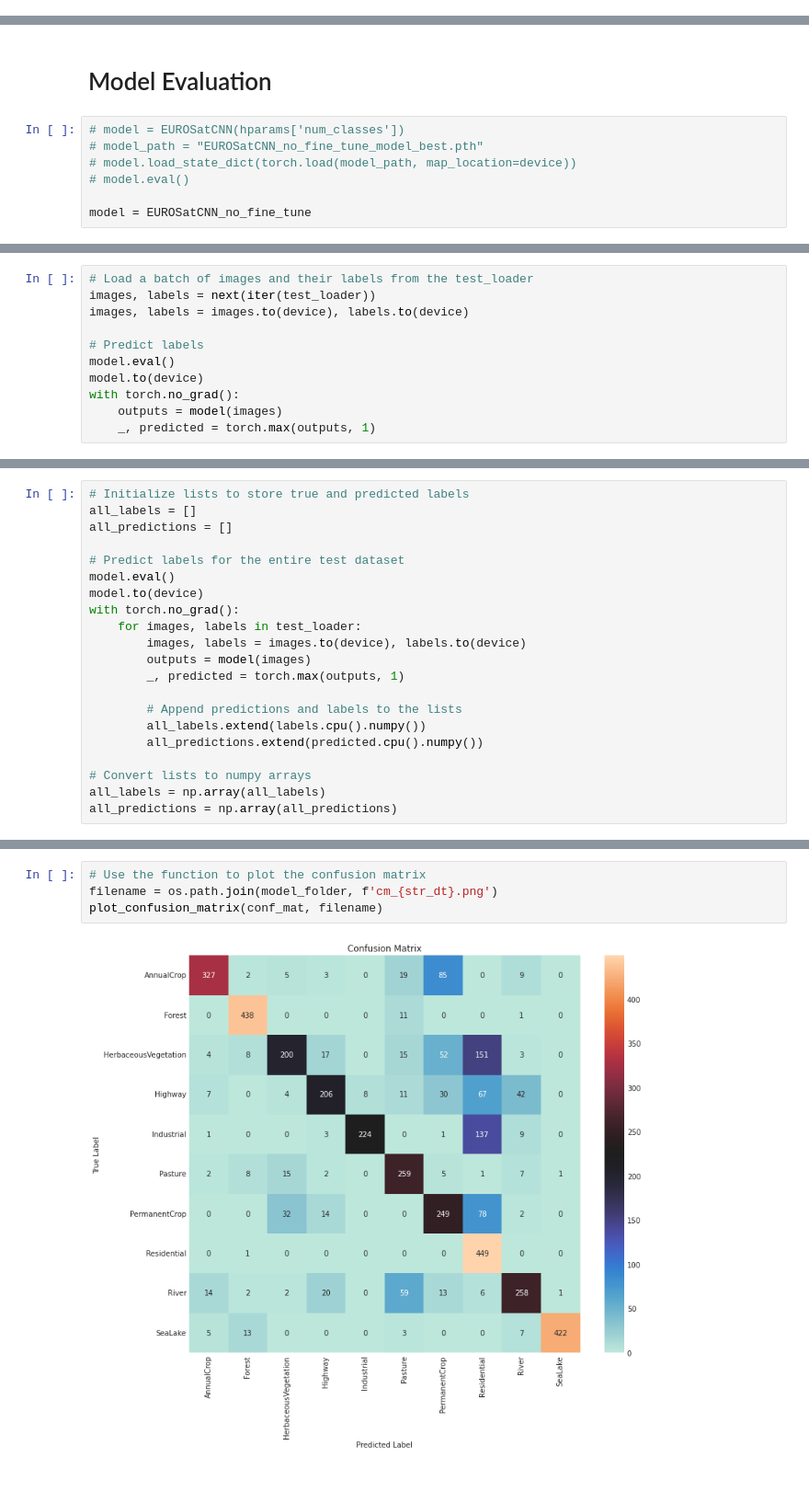
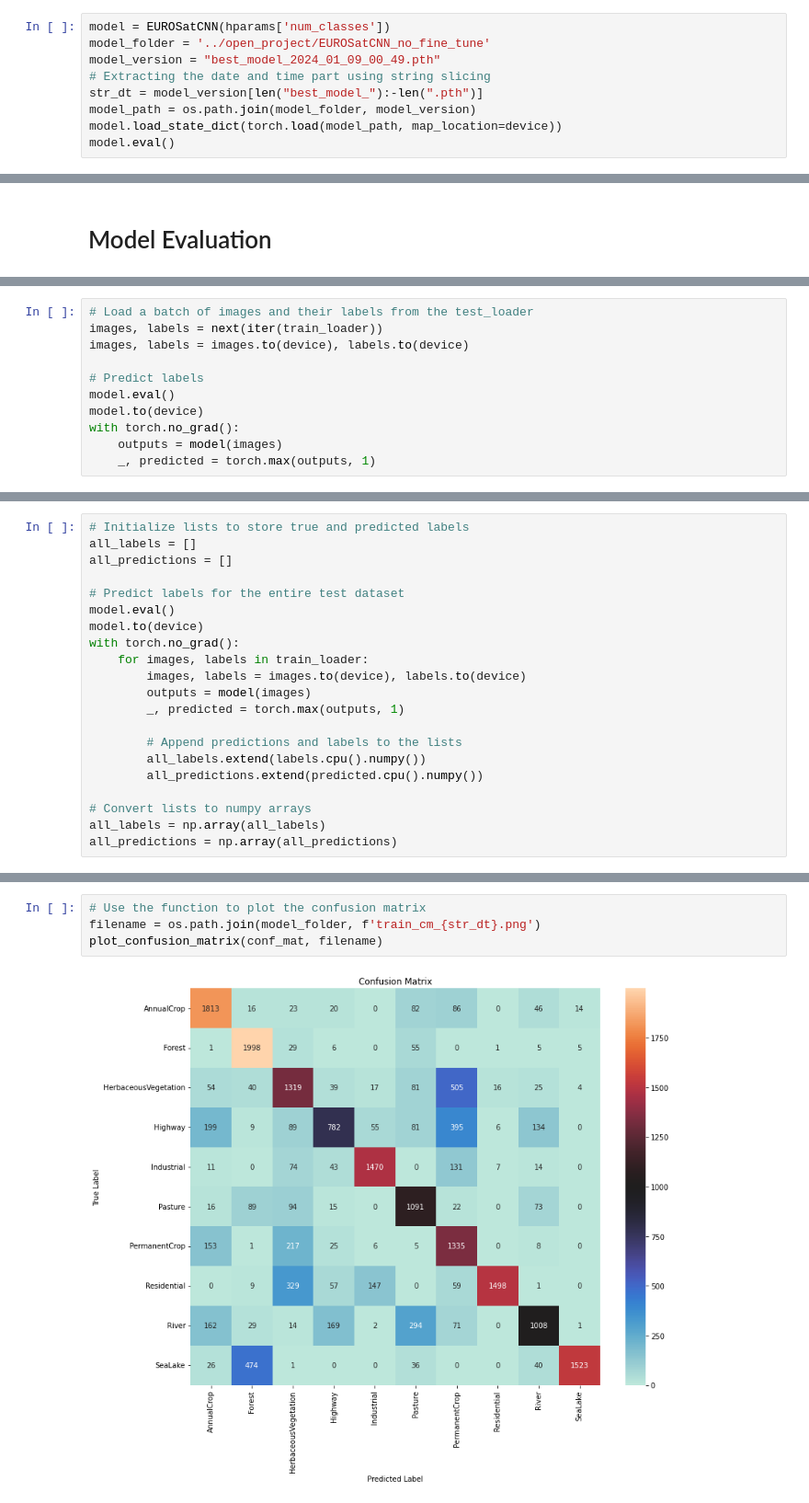
Before and after one commit to ilChapo/block3_AML, a Jupyter notebook: notebooks/5_Open_project.ipynb, the cells around one changed output, grey strips where cells are left out. Shown at 92% size. Saved outputs shown, nothing was run; the diff lists cells and outputs as text.

Commit message:
Added interpretability techniques, post modeling analysis, and transfer learning for open project

```diff
--- a/notebooks/5_Open_project.ipynb
+++ b/notebooks/5_Open_project.ipynb
@@ -681,0 +790,9 @@ Total Training Time: 28m 43s
+# %%
+model = EUROSatCNN(hparams['num_classes'])
+model_folder = '../open_project/EUROSatCNN_no_fine_tune'
+model_version = "best_model_2024_01_09_00_49.pth"
+# Extracting the date and time part using string slicing
+str_dt = model_version[len("best_model_"):-len(".pth")]
+model_path = os.path.join(model_folder, model_version)
+model.load_state_dict(torch.load(model_path, map_location=device))
+model.eval()
@@ -682,9 +817,2 @@ Total Training Time: 28m 43s
 # %% [markdown]
 # Model Evaluation
-# %%
-# model = EUROSatCNN(hparams['num_classes'])
-# model_path = "EUROSatCNN_no_fine_tune_model_best.pth"
-# model.load_state_dict(torch.load(model_path, map_location=device))
-# model.eval()
-
-model = EUROSatCNN_no_fine_tune
@@ -691,6 +821,6 @@ model = EUROSatCNN_no_fine_tune
 # %%
 # Load a batch of images and their labels from the test_loader
-images, labels = next(iter(test_loader))
+images, labels = next(iter(train_loader))
 images, labels = images.to(device), labels.to(device)
 
 # Predict labels
@@ -739,7 +869,7 @@ all_predictions = []
 model.eval()
 model.to(device)
 with torch.no_grad():
-    for images, labels in test_loader:
+    for images, labels in train_loader:
         images, labels = images.to(device), labels.to(device)
         outputs = model(images)
         _, predicted = torch.max(outputs, 1)
@@ -788,6 +924,6 @@ conf_mat
 # %%
 # Use the function to plot the confusion matrix
-filename = os.path.join(model_folder, f'cm_{str_dt}.png')
+filename = os.path.join(model_folder, f'train_cm_{str_dt}.png')
 plot_confusion_matrix(conf_mat, filename)
 # %% [output]
-[figure, old version]
+[figure, new version]
```
Also changed, not shown: parts of 58 cells of this notebook, 17 other files.
